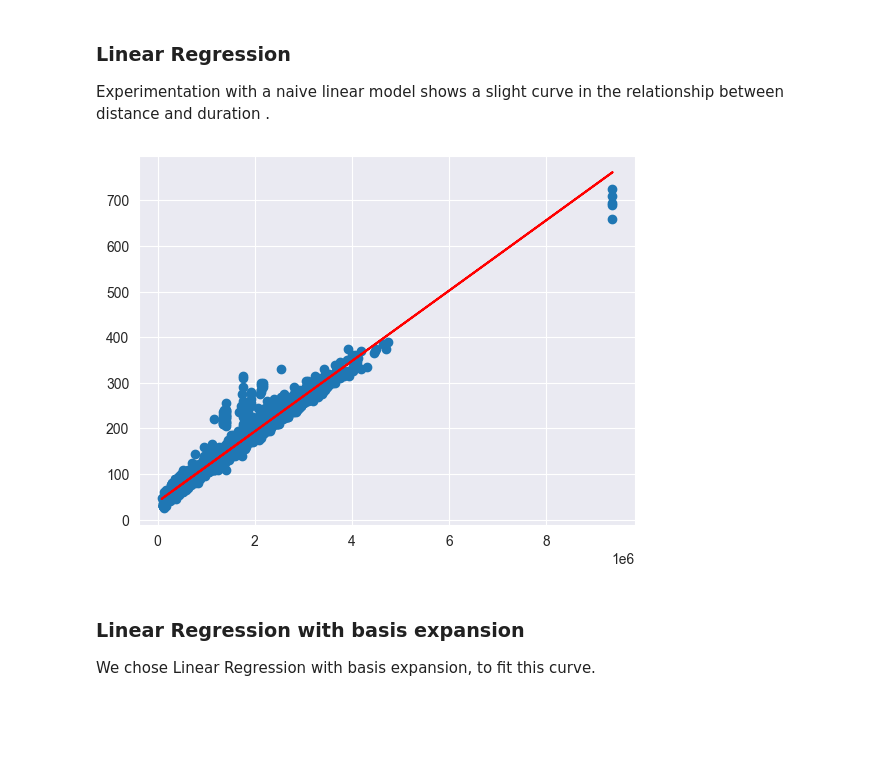
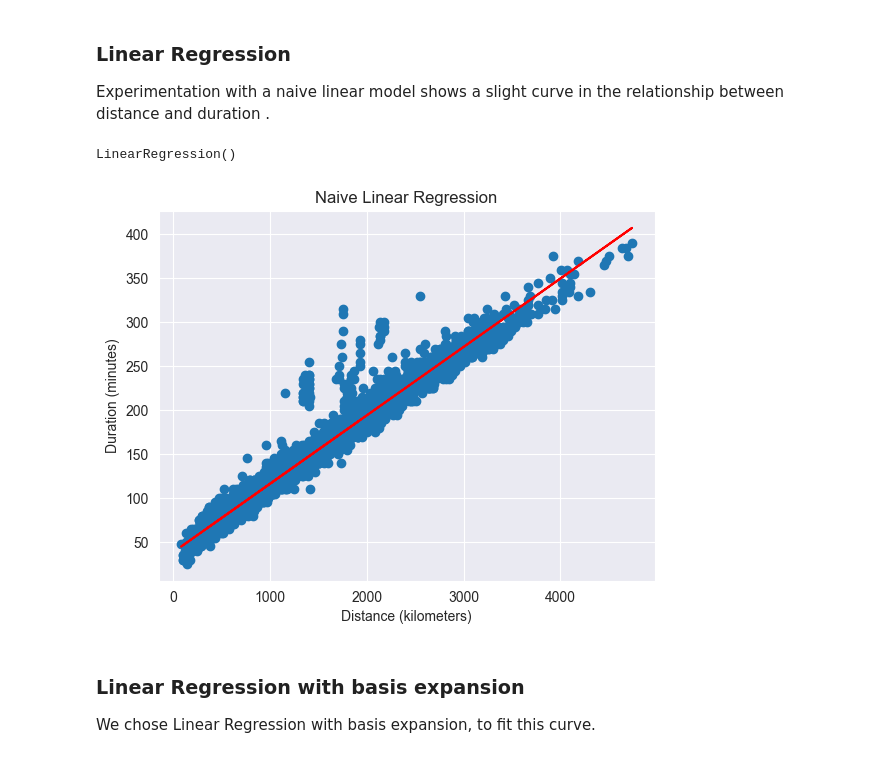
Before and after one commit to custibor99/DOPP_GROUP25, a Jupyter notebook: notebooks/FinalNotebookTemplate.ipynb, the cells around one changed output. Drawn from its saved outputs; the diff is of its cells as text; code cells hidden in the pictures; blank space fills up the shorter version.

```diff
--- a/notebooks/FinalNotebookTemplate.ipynb
+++ b/notebooks/FinalNotebookTemplate.ipynb
@@ -165,6 +167,7 @@ for i, (dep, arr) in schedules[["dep_iata", "arr_iata"]].iterrows():
     if airport_network.has_edge(dep, arr):
         schedules.at[i, "distance"] = airport_network.edges[dep, arr]["distance"]
 
+schedules = schedules[~(schedules["distance"] > 6000000)]
 display(schedules.head())
 # %% [output]
 |  | dep_iata | arr_iata | duration | distance |
@@ -183,11 +186,24 @@ model = LinearRegression()
 X = schedules["distance"].values.reshape(-1, 1)
 y = schedules["duration"].values.reshape(-1, 1)
 model.fit(X, y)
-plt.scatter(schedules["distance"], schedules["duration"])
-plt.plot(X, model.predict(X), color="red")
-plt.show()
 # %% [output]
-[figure, removed]
+LinearRegression()
+# %%
+# plotting the model
+fig = plt.figure()
+ax = fig.add_subplot()
+
+m2km = lambda x, _: f'{x/1000:g}'
+ax.xaxis.set_major_formatter(m2km)
+
+ax.scatter(schedules["distance"], schedules["duration"], )
+ax.plot(X, model.predict(X), color="red")
+plt.title("Naive Linear Regression")
+plt.xlabel("Distance (kilometers)")
+plt.ylabel("Duration (minutes)")
+plt.show()
+# %% [output]
+[figure, added]
 # %% [markdown]
 ### Linear Regression with basis expansion
 We chose Linear Regression with basis expansion, to fit this curve.
```
Also changed, not shown: parts of 6 cells of this notebook, 1 other file.
